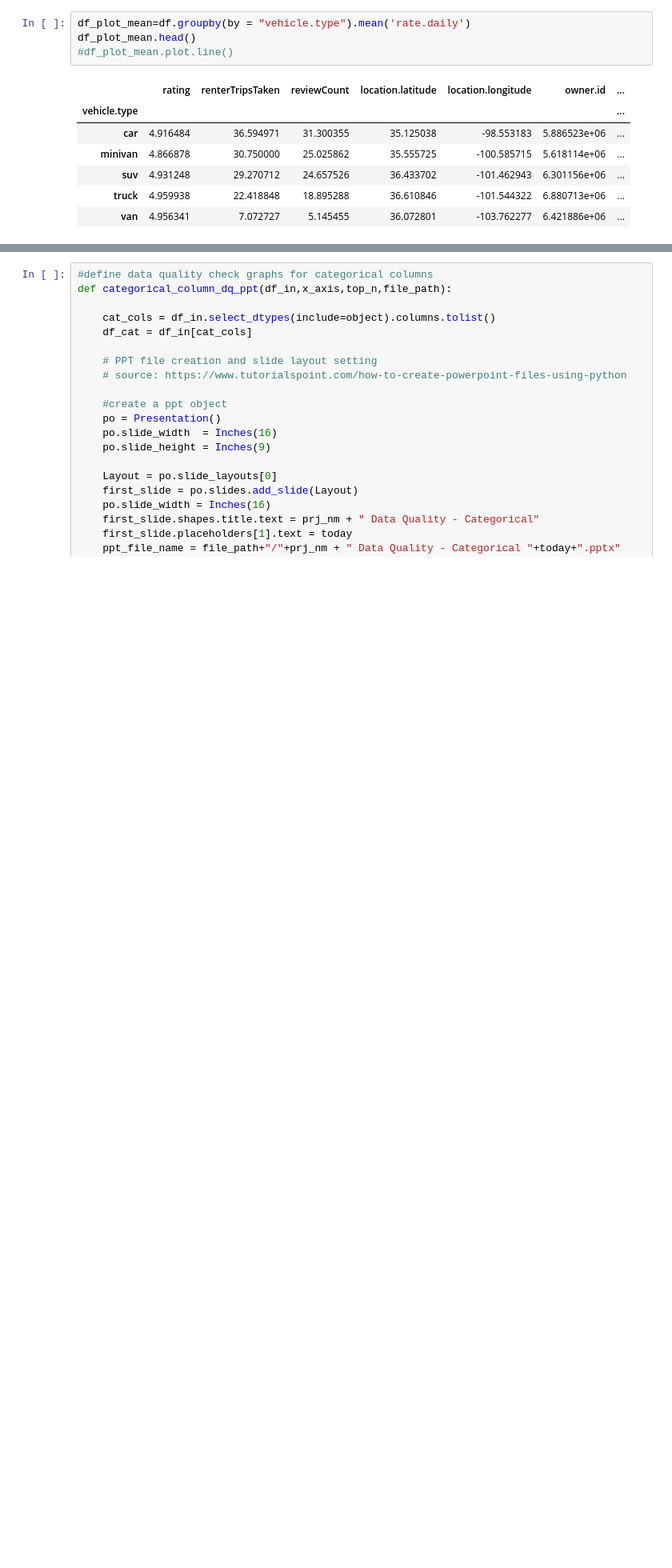
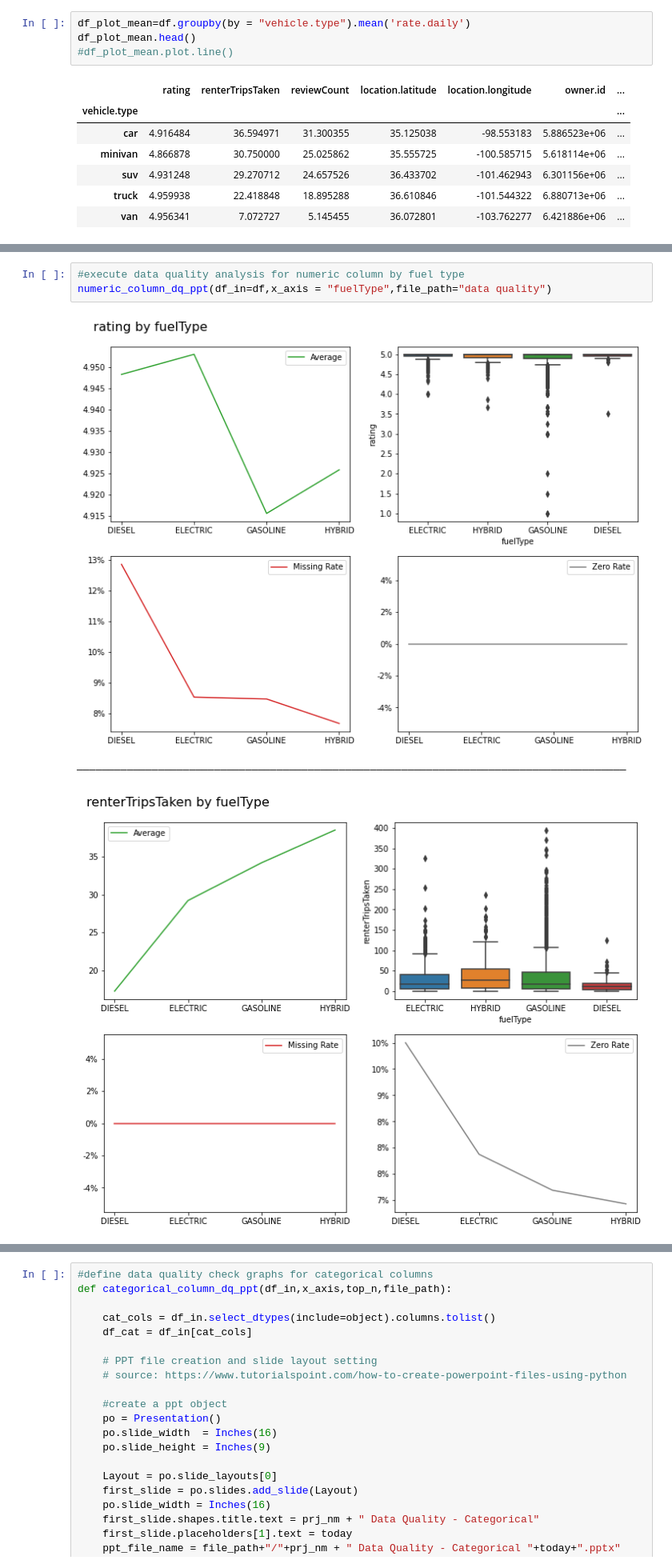
Before and after one commit to eugenieC/CarRental, a Jupyter notebook: CarRental.ipynb, the cells around one changed output, grey strips where cells are left out. Shown at 80% size. Drawn from its saved outputs; the diff is of its cells as text; blank space fills up the shorter version.

```diff
--- a/CarRental.ipynb
+++ b/CarRental.ipynb
@@ -235,2 +235,9 @@ numeric_column_dq_ppt(df_in=df,x_axis = "vehicle.type",file_path="data quality")
 ――――――――――――――――――――――――――――――――――――――――――――――――――――――――――――――――――――――――――――――――――――――――
 ... (4 outputs left out)
+# %%
+#execute data quality analysis for numeric column by fuel type
+numeric_column_dq_ppt(df_in=df,x_axis = "fuelType",file_path="data quality")
+# %% [output]
+[figure, added]
+――――――――――――――――――――――――――――――――――――――――――――――――――――――――――――――――――――――――――――――――――――――――
+[figure, added]
```
Also changed, not shown: parts of 18 cells of this notebook.
